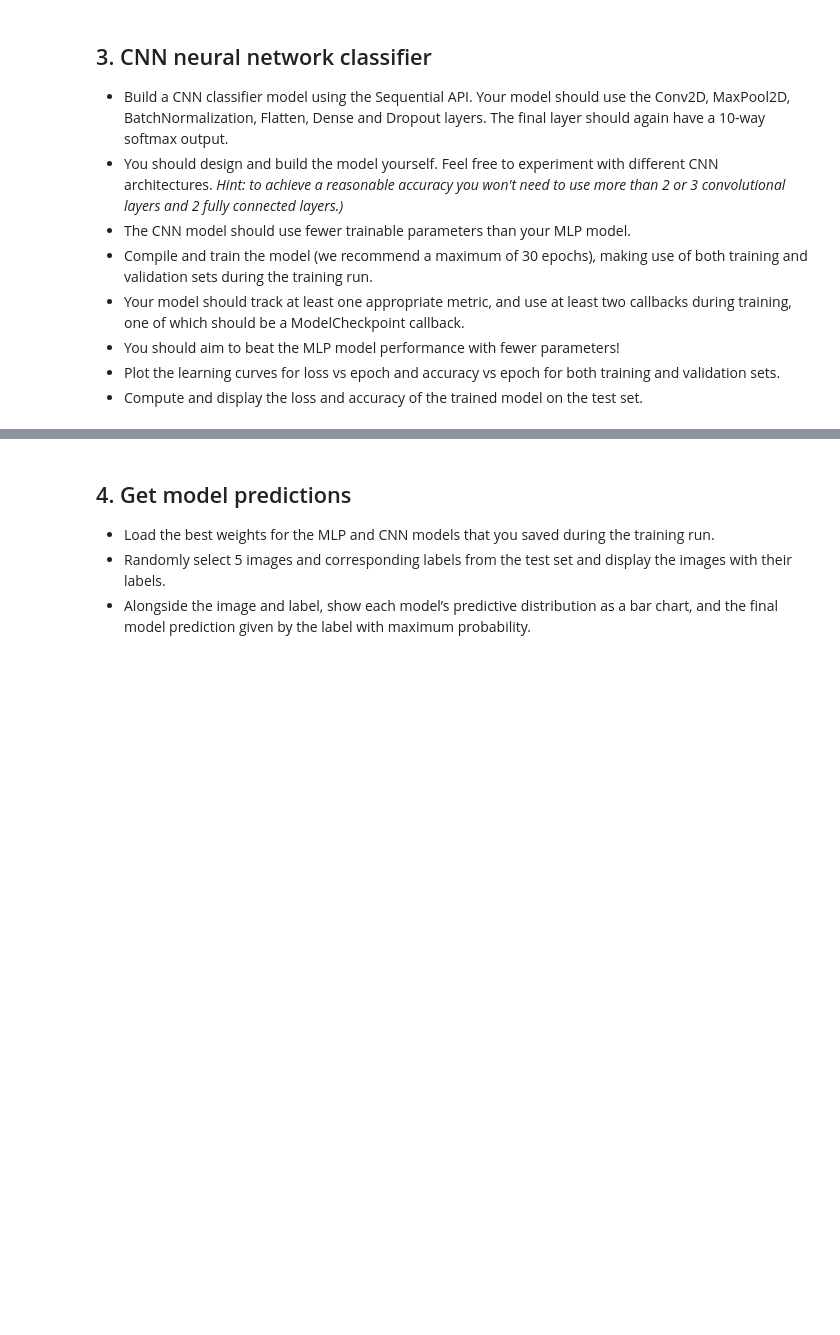
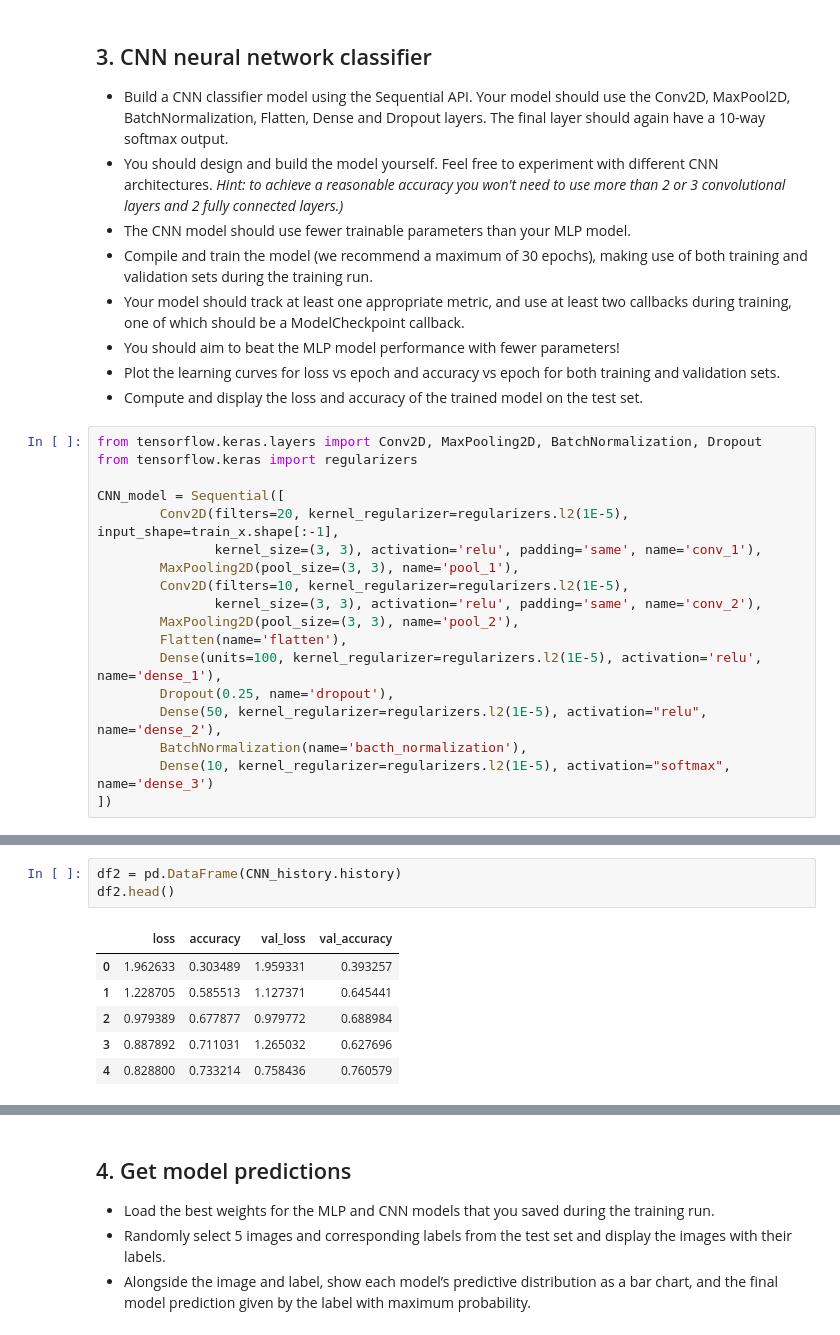
Before and after one commit to dominikwernerwolf/coursera, a Jupyter notebook: Capstone_Project.ipynb, the cells around one changed output, grey strips where cells are left out. Cells and saved outputs as stored; diff of their text form; blank space fills up the shorter version.

```diff
--- a/Capstone_Project.ipynb
+++ b/Capstone_Project.ipynb
@@ -269,3 +269,21 @@ Test accuracy = 72.3%
 * You should aim to beat the MLP model performance with fewer parameters!
 * Plot the learning curves for loss vs epoch and accuracy vs epoch for both training and validation sets.
 * Compute and display the loss and accuracy of the trained model on the test set.
+# %%
+from tensorflow.keras.layers import Conv2D, MaxPooling2D, BatchNormalization, Dropout
+from tensorflow.keras import regularizers
+
+CNN_model = Sequential([
+        Conv2D(filters=20, kernel_regularizer=regularizers.l2(1E-5), input_shape=train_x.shape[:-1],
+               kernel_size=(3, 3), activation='relu', padding='same', name='conv_1'),
+        MaxPooling2D(pool_size=(3, 3), name='pool_1'),
+        Conv2D(filters=10, kernel_regularizer=regularizers.l2(1E-5),
+               kernel_size=(3, 3), activation='relu', padding='same', name='conv_2'),
+        MaxPooling2D(pool_size=(3, 3), name='pool_2'),
+        Flatten(name='flatten'),
+        Dense(units=100, kernel_regularizer=regularizers.l2(1E-5), activation='relu', name='dense_1'),
+        Dropout(0.25, name='dropout'),
+        Dense(50, kernel_regularizer=regularizers.l2(1E-5), activation="relu", name='dense_2'),
+        BatchNormalization(name='bacth_normalization'),
+        Dense(10, kernel_regularizer=regularizers.l2(1E-5), activation="softmax", name='dense_3')
+])
@@ -271,0 +332,10 @@ Test accuracy = 72.3%
+# %%
+df2 = pd.DataFrame(CNN_history.history)
+df2.head()
+# %% [output]
+|  | loss | accuracy | val_loss | val_accuracy |
+| 0 | 1.962633 | 0.303489 | 1.959331 | 0.393257 |
+| 1 | 1.228705 | 0.585513 | 1.127371 | 0.645441 |
+| 2 | 0.979389 | 0.677877 | 0.979772 | 0.688984 |
+| 3 | 0.887892 | 0.711031 | 1.265032 | 0.627696 |
+| 4 | 0.828800 | 0.733214 | 0.758436 | 0.760579 |
```
Also changed, not shown: parts of 11 cells of this notebook.
